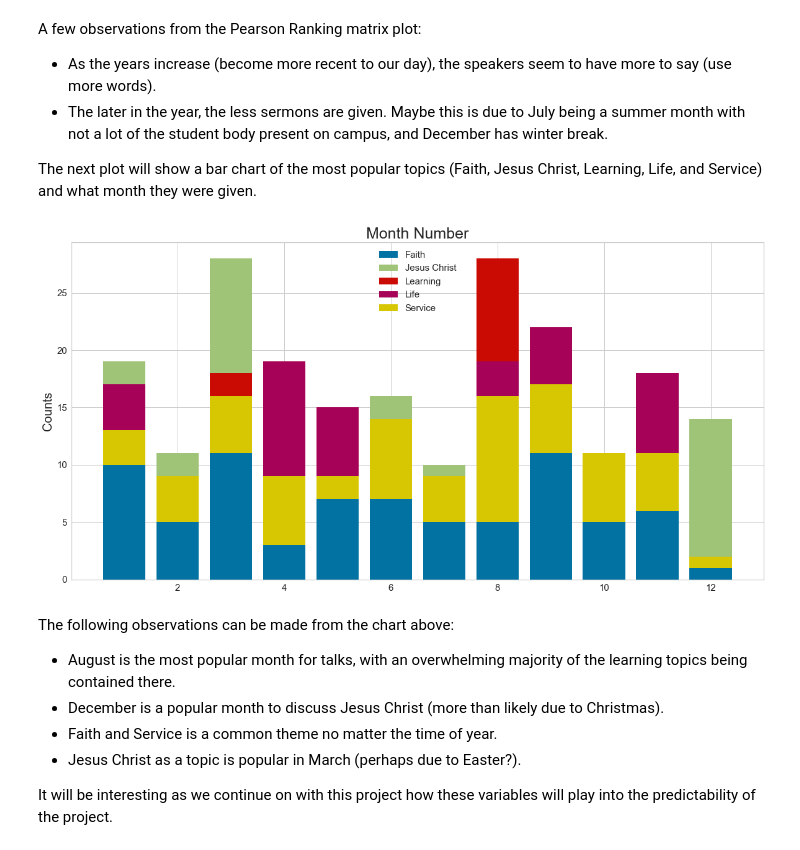
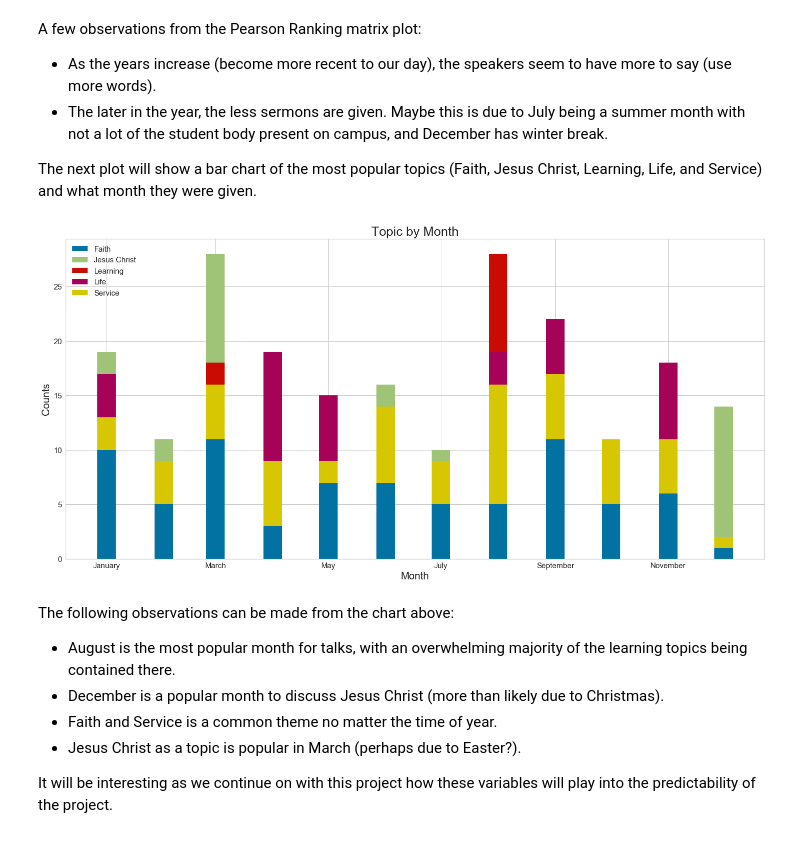
Before and after one commit to ramsey-king/DSC-550-Data-Mining, a Jupyter notebook: Term Project/King_Ramsey_Milestone5.ipynb, the cells around one changed output. Drawn from its saved outputs; the diff is of its cells as text; code cells hidden in the pictures.

```diff
--- a/Term Project/King_Ramsey_Milestone5.ipynb
+++ b/Term Project/King_Ramsey_Milestone5.ipynb
@@ -302,39 +302,42 @@ The next plot will show a bar chart of the most popular topics (Faith, Jesus Chr
 # %%
 plt.rcParams['figure.figsize'] = (20, 10)
 
 # make subplots
 fig, axes = plt.subplots(nrows = 1, ncols = 1)
 
 # make the data read to feed into the visualizer
-month_number_faith = df[df['topic_singular']=='faith']['month_number'].value_counts()
+month_number_faith = df[df['topic_singular']=='faith']['month_dt'].value_counts()
 
-month_number_jc = df[df['topic_singular']=='jesus christ']['month_number'].value_counts()
+month_number_jc = df[df['topic_singular']=='jesus christ']['month_dt'].value_counts()
 month_number_jc = month_number_jc.reindex(index = month_number_faith.index)
 
-month_number_learning = df[df['topic_singular']=='learning']['month_number'].value_counts()
+month_number_learning = df[df['topic_singular']=='learning']['month_dt'].value_counts()
 month_number_learning = month_number_learning.reindex(index = month_number_faith.index)
 
-month_number_life = df[df['topic_singular']=='life']['month_number'].value_counts()
+month_number_life = df[df['topic_singular']=='life']['month_dt'].value_counts()
 month_number_life = month_number_life.reindex(index = month_number_faith.index)
 
-month_number_service = df[df['topic_singular']=='service']['month_number'].value_counts()
+month_number_service = df[df['topic_singular']=='service']['month_dt'].value_counts()
 month_number_service = month_number_service.reindex(index = month_number_faith.index)
+
 # make the bar plot
-p1 = axes.bar(month_number_faith.index, month_number_faith.values)
-p2 = axes.bar(month_number_jc.index, month_number_jc.values, bottom=month_number_faith.values)
-p3 = axes.bar(month_number_learning.index, month_number_learning.values, bottom=month_number_faith.values)
-p4 = axes.bar(month_number_life.index, month_number_life.values, bottom=month_number_faith.values)
-p5 = axes.bar(month_number_service.index, month_number_service.values, bottom=month_number_faith.values)
-# date_form = DateFormatter('%B')
-# axes.xaxis.set_major_formatter(date_form)
-axes.set_title('Month Number', fontsize=25)
+p1 = axes.bar(month_number_faith.index, month_number_faith.values, width=10)
+p2 = axes.bar(month_number_jc.index, month_number_jc.values, bottom=month_number_faith.values, width=10)
+p3 = axes.bar(month_number_learning.index, month_number_learning.values, bottom=month_number_faith.values, width=10)
+p4 = axes.bar(month_number_life.index, month_number_life.values, bottom=month_number_faith.values, width=10)
+p5 = axes.bar(month_number_service.index, month_number_service.values, bottom=month_number_faith.values, width=10)
+
+axes.set_title('Topic by Month', fontsize=25)
+axes.xaxis.set_major_formatter(DateFormatter('%B'))
+axes.set_xlabel('Month', fontsize=20)
 axes.set_ylabel('Counts', fontsize=20)
 axes.tick_params(axis='both', labelsize=15)
 axes.legend((p1[0], p2[0], p3[0], p4[0], p5[0]), ('Faith', 'Jesus Christ', 'Learning', 'Life', 'Service'), fontsize = 15)
 
+plt.tight_layout()
 plt.show()
 # %% [output]
-[figure, old version]
+[figure, new version]
 # %% [markdown]
 The following observations can be made from the chart above:
 
```
Also changed, not shown: parts of 21 cells of this notebook, 2 other files.
